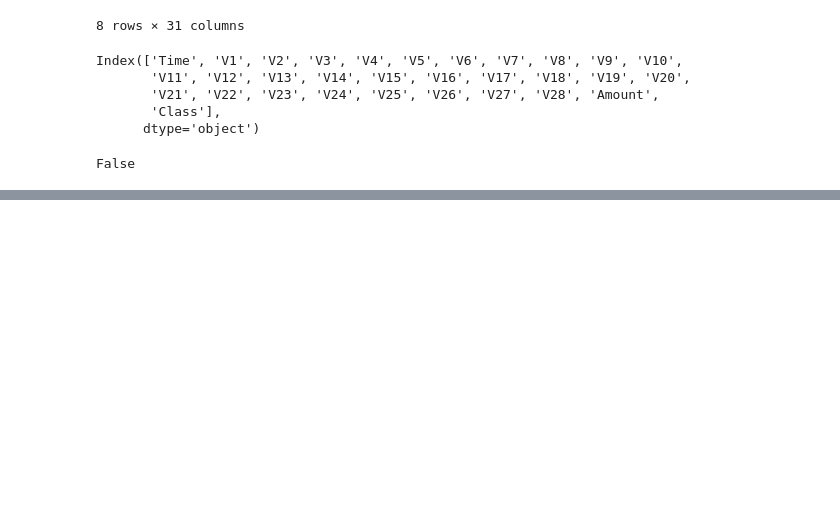
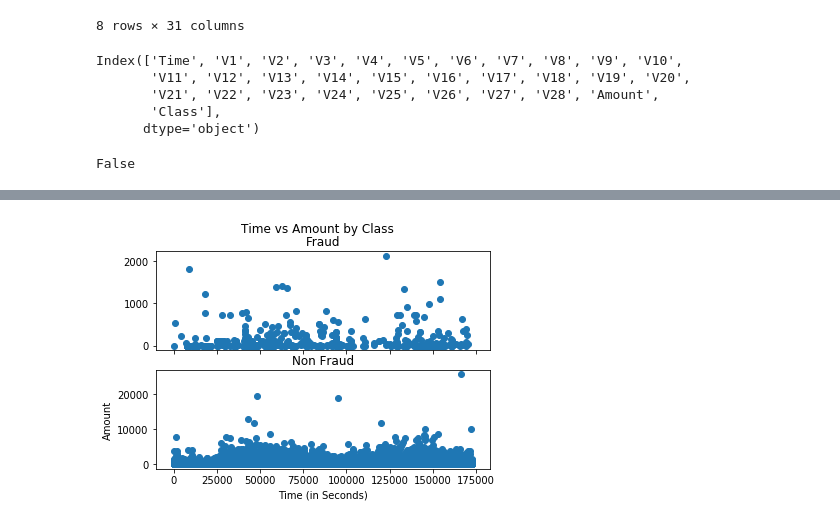
Before and after one commit to bukhbayar/capstone-finance, a Jupyter notebook: notebooks/1.0-credit-card-fraud.ipynb, the cells around one changed output, grey strips where cells are left out. Drawn from its saved outputs; the diff is of its cells as text; code cells hidden in the pictures; blank space fills up the shorter version.

```diff
--- a/notebooks/1.0-credit-card-fraud.ipynb
+++ b/notebooks/1.0-credit-card-fraud.ipynb
@@ -267,0 +238,15 @@ https://www.pwc.com/gx/en/forensics/global-economic-crime-and-fraud-survey-2018.
+# %%
+f, (ax1, ax2) = plt.subplots(2, 1, sharex=True)
+f.suptitle('Time vs Amount by Class')
+
+ax1.scatter(df[df['Class']==1].Time, df[df['Class']==1].Amount)
+ax1.set_title('Fraud')
+
+ax2.scatter(df[df['Class']==0].Time, df[df['Class']==0].Amount)
+ax2.set_title('Non Fraud')
+
+plt.xlabel('Time (in Seconds)')
+plt.ylabel('Amount')
+plt.show()
+# %% [output]
+[figure, added]
```
Also changed, not shown: parts of 70 cells of this notebook, 1 other file.
